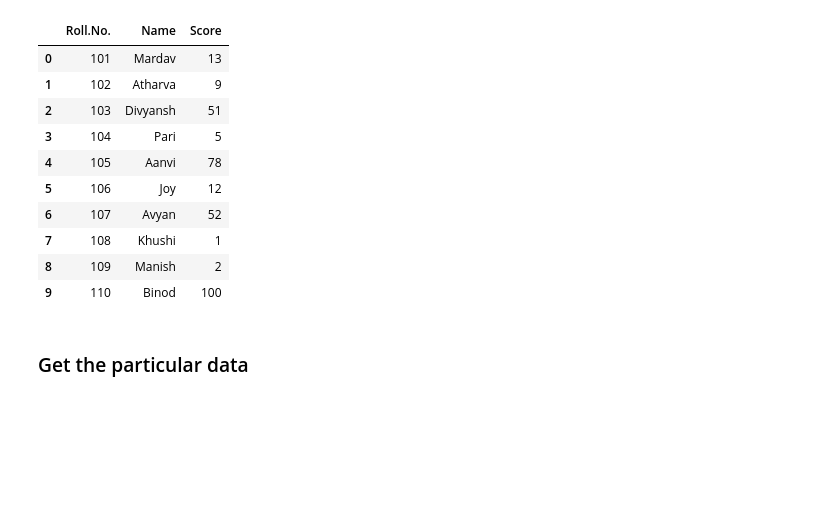
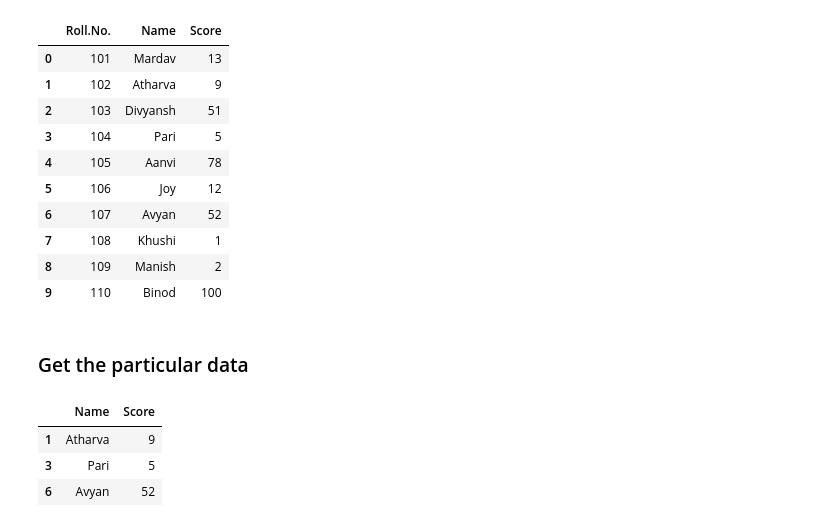
Before and after one commit to mardavsj/Pandas-in-Python, a Jupyter notebook: pandas_basics.ipynb, the cells around one changed output. Drawn from its saved outputs; the diff is of its cells as text; code cells hidden in the pictures; blank space fills up the shorter version.

```diff
--- a/pandas_basics.ipynb
+++ b/pandas_basics.ipynb
@@ -489,3 +489,10 @@ data
 | 9 | 110 | Binod | 100 |
 # %% [markdown]
 ### Get the particular data
+# %%
+data.loc[[1,3,6],["Name","Score"]]
+# %% [output]
+|  | Name | Score |
+| 1 | Atharva | 9 |
+| 3 | Pari | 5 |
+| 6 | Avyan | 52 |
```
